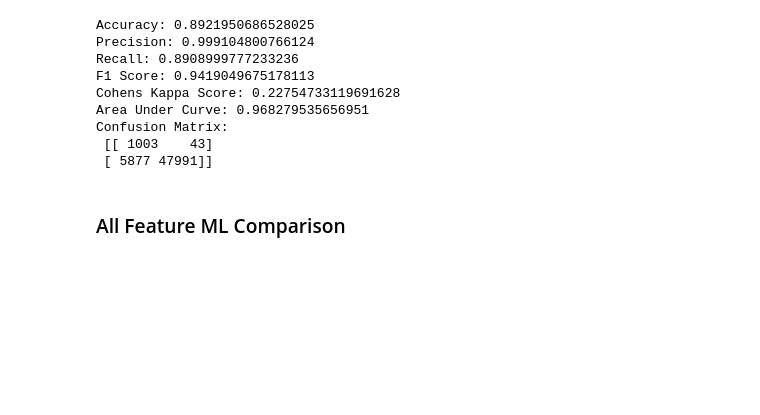
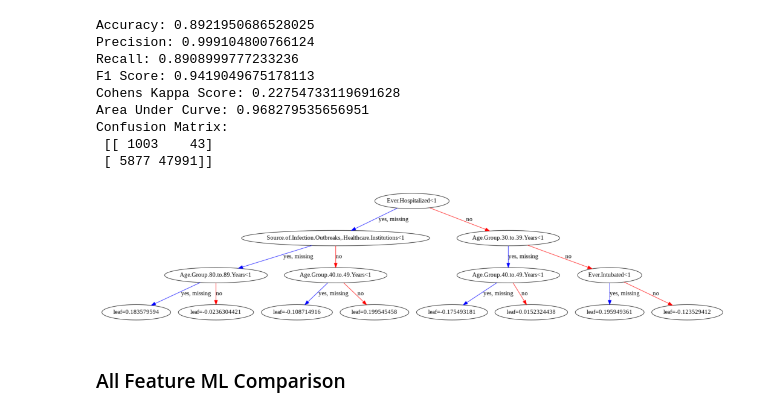
Before and after one commit to keyunzhou2/CIND820, a Jupyter notebook: SMOTE balanced ML.ipynb, the cells around one changed output. Drawn from its saved outputs; the diff is of its cells as text; code cells hidden in the pictures; blank space fills up the shorter version.

```diff
--- a/SMOTE balanced ML.ipynb
+++ b/SMOTE balanced ML.ipynb
@@ -210,6 +210,12 @@ Area Under Curve: 0.968279535656951
 Confusion Matrix:
  [[ 1003    43]
  [ 5877 47991]]
+# %%
+xgb.plot_tree(xgb_classifier, num_trees=0)
+plt.gcf().set_size_inches(18.5, 10.5)
+plt.show()
+# %% [output]
+[figure, added]
 # %% [markdown]
 ### All Feature ML Comparison
 # %%
```
